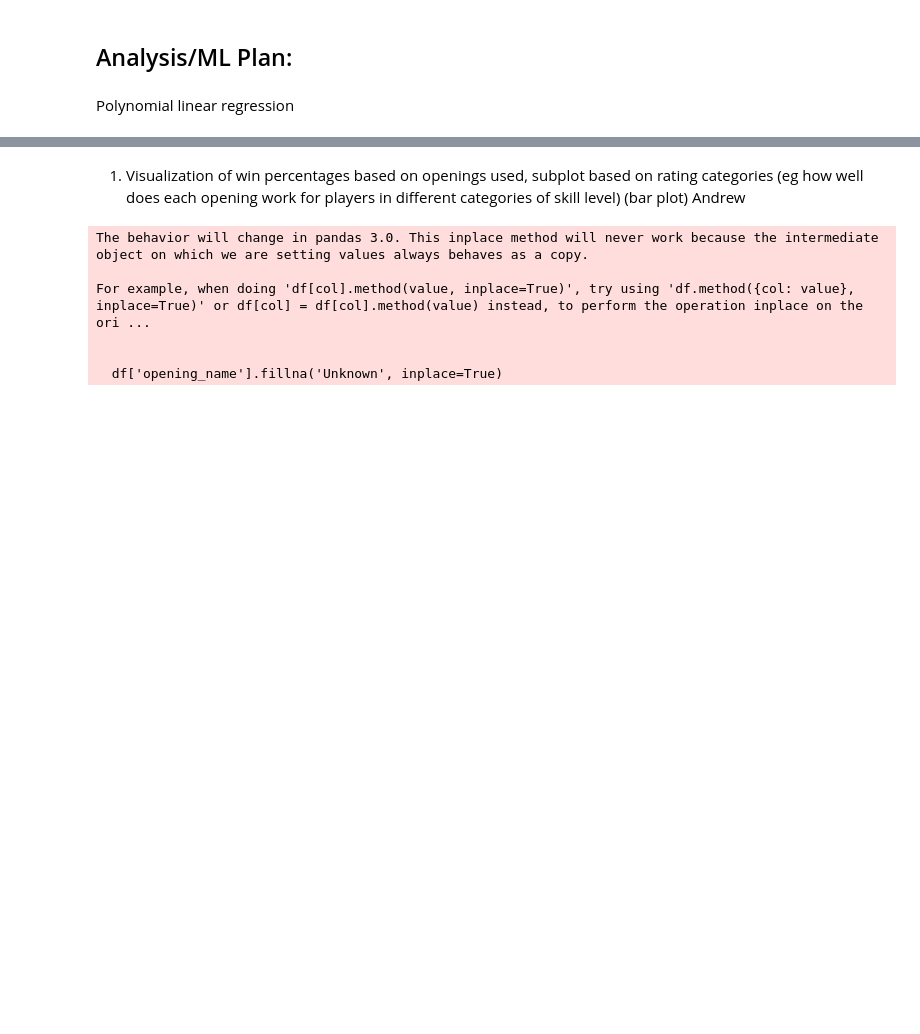
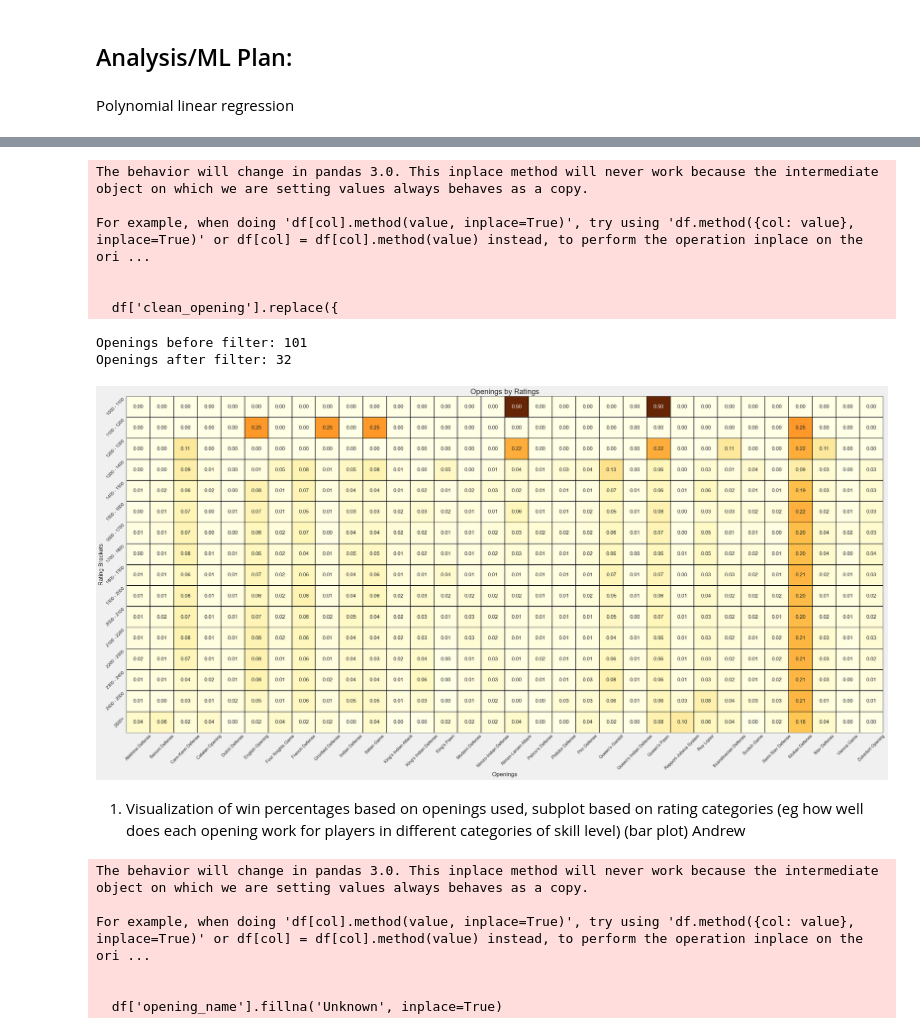
Before and after one commit to a-fielding81/ChessAnalysis, a Jupyter notebook: ChessDataPlan.ipynb, the cells around one changed output, grey strips where cells are left out. Cells and saved outputs as stored; diff of their text form; code cells hidden in the pictures; blank space fills up the shorter version.

```diff
--- a/ChessDataPlan.ipynb
+++ b/ChessDataPlan.ipynb
@@ -236,6 +236,71 @@ df.head(5)
 | 2 | SMfjdjMS | pavaobjazevic | 2287.0 | sandeepsmit11 | 2020.0 | D35: Queen's Gambit Declined: Exc... | black | 66 | ... |
 | 3 | tE7AS6Yr | superhero_13 | 1898.0 | pavaobjazevic | 2286.0 | C54: Italian Game: Classical Vari... | black | 28 | ... |
 | 4 | mJVHivZ5 | pavaobjazevic | 2295.0 | PinkSuccession | 1898.0 | A20: English Opening: King's Engl... | black | 52 | ... |
+# %%
+"""
+We dont want to analyze every opening so this makes a new df that takes in
+openings greater than 100 games.
+"""
+# categorize ratings into buckets
+def categorize_rating(rating):
+    lower, upper, step = 900, 2600, 100
+    while lower < upper:
+        if rating <= lower:
+            return f"{lower-step} - {lower}"
+        lower += step
+    return f"{upper-step}+"
+
+df['rating_cat'] = df['average_rating'].apply(categorize_rating)
+
+# clean openings
+def clean_opening(name):
+    for d in [":", " |", " #", " Accepted", " Declined", " Refused"]:
+        name = name.split(d)[0]
+    return name
+
+df['clean_opening'] = df['opening_name'].apply(clean_opening)
+
+# replace specific names
+df['clean_opening'].replace({
+    "King's Pawn Game": "King's Pawn",
+    "Queen's Pawn Game": "Queen's Pawn",
+    "Ware Defense": "Ware Opening"
+}, inplace=True)
+
+# filter less than 100 games
+filtered_df = df.groupby("clean_opening").filter(lambda g: len(g) >= 100)
+
+# pivot table creation
+pivot = filtered_df.groupby(["rating_cat", "clean_opening"]).size().unstack().fillna(0)
+
+if pivot.empty:
+    print("No datainfo")
+else:
+    # heatmap plot
+    plt.figure(figsize=(30, 15))
+    sns.heatmap(
+        pivot.apply(lambda row: row / row.sum() if row.sum() != 0 else row, axis=1),
+        cmap='YlOrBr', annot=True, linewidths=0.005, linecolor='black',
+        annot_kws={"fontsize": 14}, fmt='.2f', cbar=False
+    )
+
+    plt.title('Openings by Ratings', fontsize=20)
+    plt.xlabel("Openings", fontsize=16)
+    plt.ylabel("Rating Brackets", fontsize=16)
+    plt.xticks(fontsize=12, rotation=45)
+    plt.yticks(fontsize=12, rotation=45)
+    plt.tight_layout()
+    plt.show()
+# %% [output]
+The behavior will change in pandas 3.0. This inplace method will never work because the intermediate object on which we are setting values always behaves as a copy.
+
+For example, when doing 'df[col].method(value, inplace=True)', try using 'df.method({col: value}, inplace=True)' or df[col] = df[col].method(value) instead, to perform the operation inplace on the ori ...
+
+
+  df['clean_opening'].replace({
+Openings before filter: 101
+Openings after filter: 32
+[figure, added]
 # %% [markdown]
 1. Visualization of win percentages based on openings used, subplot based on rating categories (eg how well does each opening work for players in different categories of skill level) (bar plot) Andrew
 # %%
```
Also changed, not shown: 2 other files.
